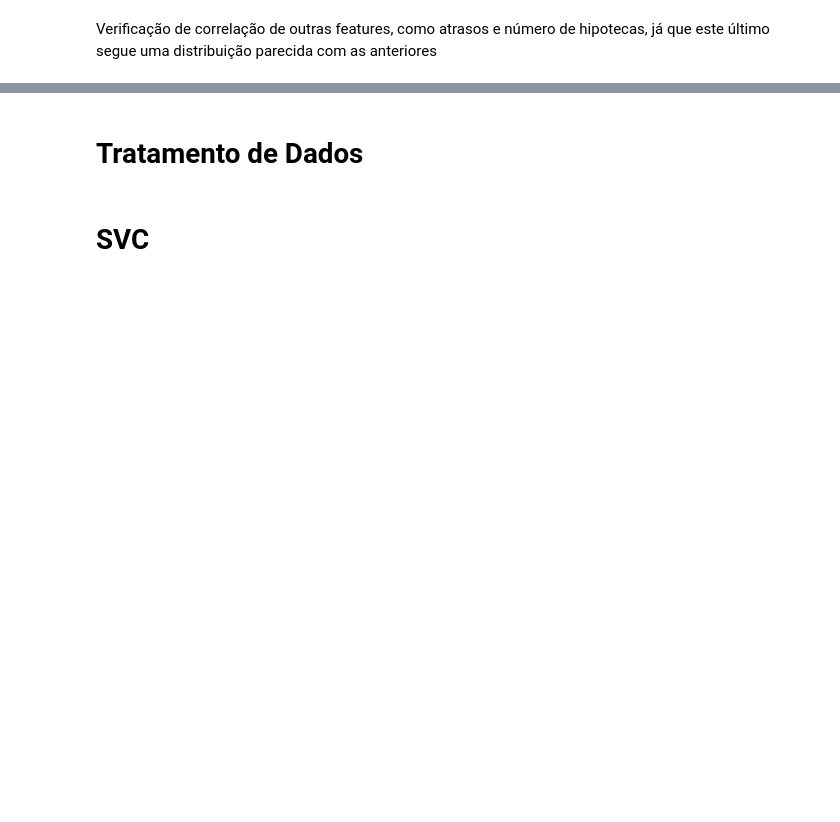
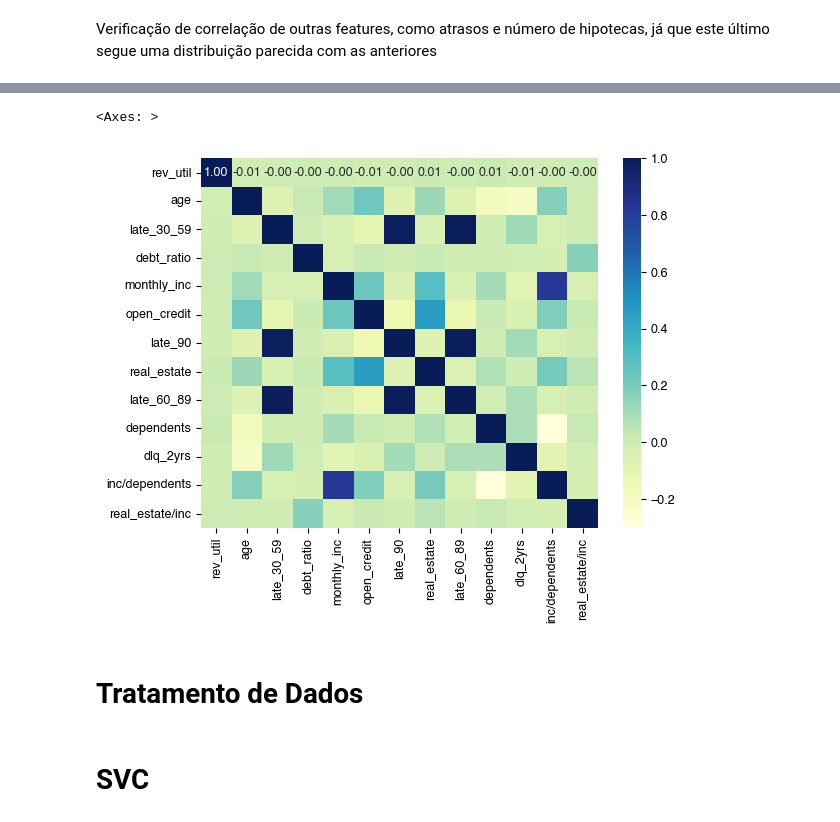
Before and after one commit to GuilhermeMaceno/Credit_Risk, a Jupyter notebook: credit_risk_ML.ipynb, the cells around one changed output, grey strips where cells are left out. Drawn from its saved outputs; the diff is of its cells as text; code cells hidden in the pictures; blank space fills up the shorter version.

```diff
--- a/credit_risk_ML.ipynb
+++ b/credit_risk_ML.ipynb
@@ -194,3 +209,14 @@ sns.boxplot(y='late_90', x='late_60_89', data=no_outliers)
+# %%
+dados_risk['inc/dependents'] = dados_risk['monthly_inc']/(dados_risk['dependents']+1)
+dados_risk['inc/real_estate'] = dados_risk['monthly_inc']/(dados_risk['real_estate'] + 1)
+x['inc/dependents'] = dados_risk['monthly_inc']/(dados_risk['dependents'] + 1)
+x['inc/real_estate'] = dados_risk['monthly_inc']/(dados_risk['real_estate'] + 1)
+# %%
+corr = dados_risk.corr()
+sns.heatmap(corr, annot=True, cmap='YlGnBu', fmt=".2f")
+# %% [output]
+<Axes: >
+[figure, added]
 # %% [markdown]
 # Tratamento de Dados
 # %%
```
Also changed, not shown: parts of 34 cells of this notebook.
